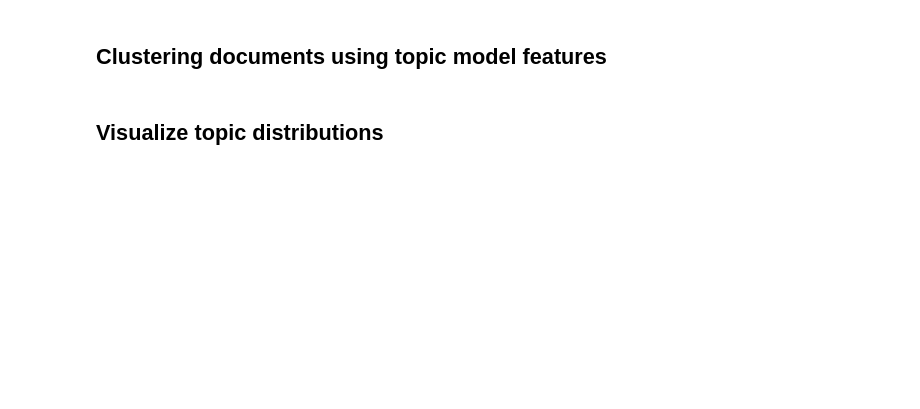
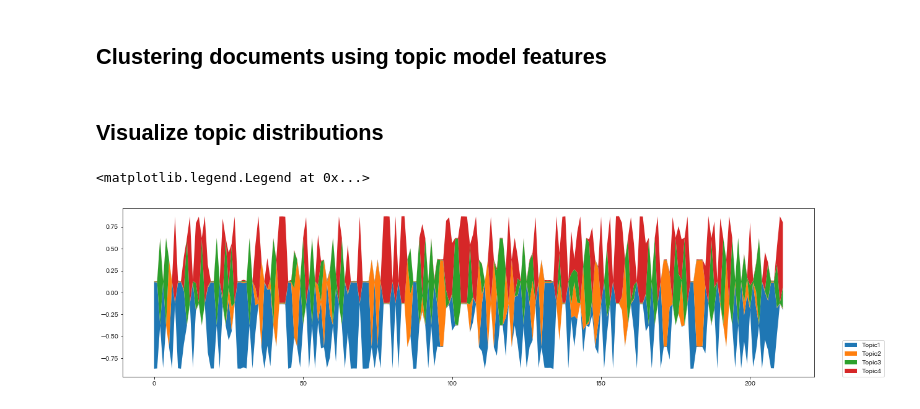
Before and after one commit to alvinntnu/NTNU_ENC2045_LECTURES, a Jupyter notebook: _sources/exercise-ans/topic-modeling-lyrics.ipynb, the cells around one changed output. Drawn from its saved outputs; the diff is of its cells as text; code cells hidden in the pictures; blank space fills up the shorter version.

```diff
--- a/_sources/exercise-ans/topic-modeling-lyrics.ipynb
+++ b/_sources/exercise-ans/topic-modeling-lyrics.ipynb
@@ -129,0 +174,2 @@ num_of_topic = 4
+# %%
+doc_topic_matrix = best_lda.transform(cv_matrix)
@@ -166,7 +220,7 @@ pd.options.display.float_format = '{:,.5f}'.format
 pd.set_option('display.max_colwidth', 200)
 
 
-dt_df = pd.DataFrame(dt_matrix,
+dt_df = pd.DataFrame(doc_topic_matrix,
                     columns=["Topic"+str(n) for n in range(1,num_of_topic+1)])
 
 max_contrib_topics = dt_df.max(axis=0)
@@ -205,15 +283,18 @@ pd.concat([corpus_df, cluster_labels], axis=1)
 ## Visualize topic distributions
 # %%
 x_axis = corpus_df.index
-y_axis = features
+y_axis = dt_df
 
 fig, ax = plt.subplots(figsize=(20,5))
 
 # Plot a stackplot - https://matplotlib.org/3.1.1/gallery/lines_bars_and_markers/stackplot_demo.html
 ax.stackplot(x_axis, y_axis.T, baseline='wiggle', labels=y_axis.columns)
 
 # Move the legend off of the chart
 ax.legend(loc=(1.04,0))
+# %% [output]
+<matplotlib.legend.Legend at 0x...>
+[figure, added]
 # %%
 from tmtoolkit.topicmod.evaluate import metric_coherence_gensim
 # lda_model - LatentDirichletAllocation()
```
Also changed, not shown: parts of 13 cells of this notebook, 5 other files.
